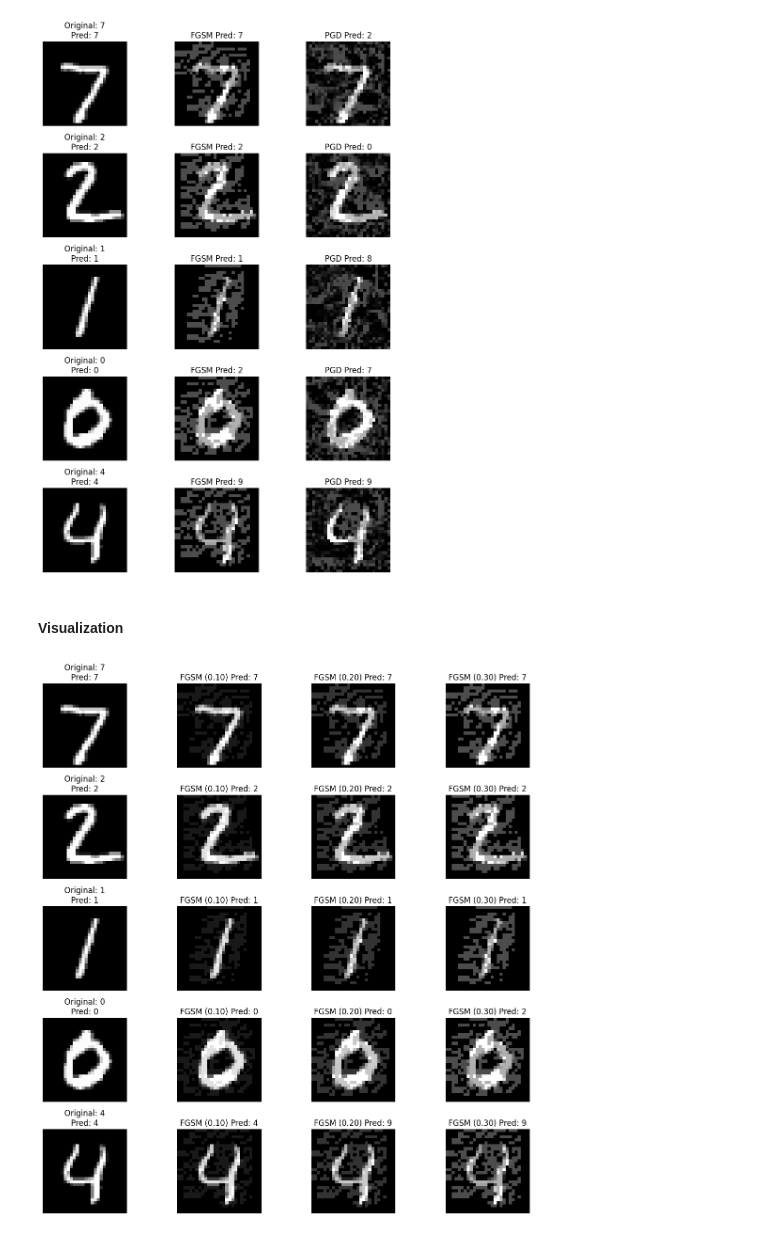
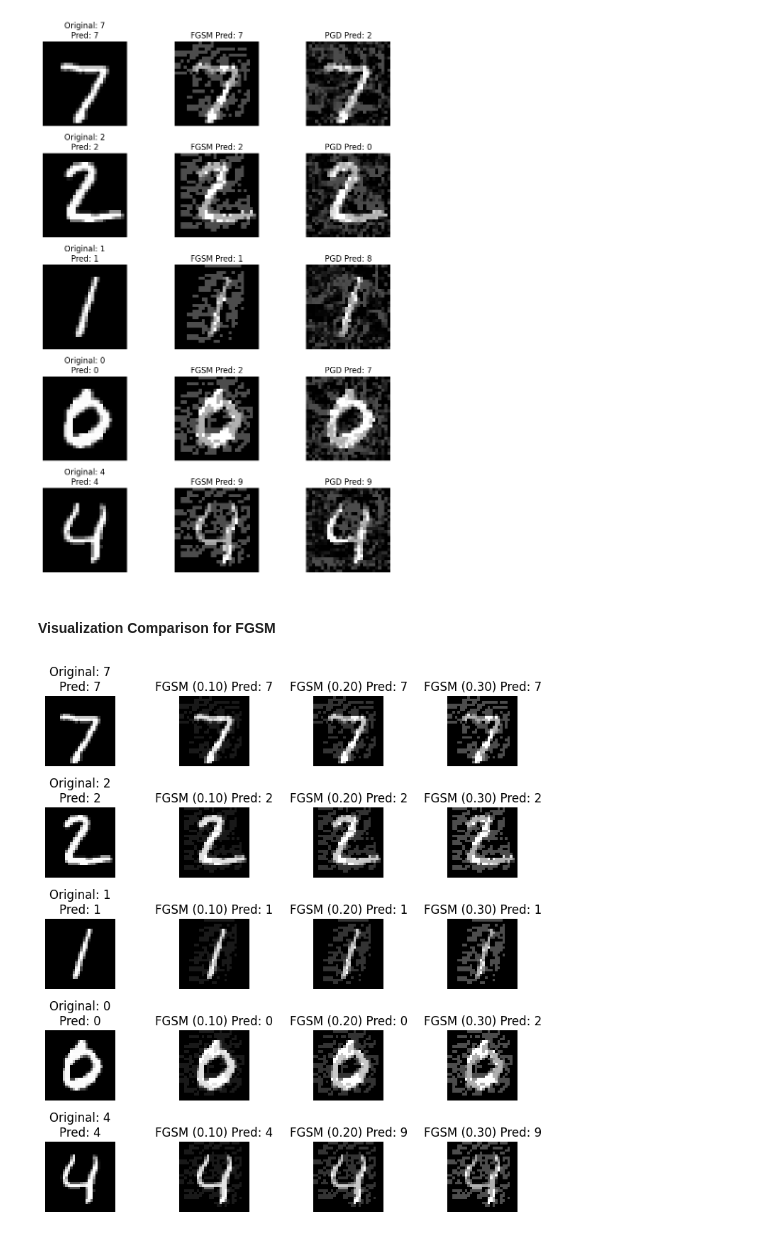
Before and after one commit to Philewj/CS-695-CNN-Implementation-MNIST, a Jupyter notebook: CS_695_Lab1_Excercise_CNN_MNIST.ipynb, the cells around one changed output. Drawn from its saved outputs; the diff is of its cells as text; code cells hidden in the pictures.

```diff
--- a/CS_695_Lab1_Excercise_CNN_MNIST.ipynb
+++ b/CS_695_Lab1_Excercise_CNN_MNIST.ipynb
@@ -770,41 +730,3 @@ plt.grid(True)
 plt.show()
 # %% [output]
 [figure]
-# %%
-# Select a batch of test images
-images, labels = next(iter(test_loader))
-images, labels = images.to(device), labels.to(device)
-
-# Generate adversarial examples using PGD
-images.requires_grad = True  # Enable gradient tracking
-adv_images_pgd = pgd_attack(images, labels)
-
-# Get model predictions on PGD adversarial examples
-model.eval()
-outputs = model(adv_images_pgd)
-_, predicted_labels = torch.max(outputs, 1)
-
-# Convert images to CPU for visualization
-images = images.cpu().detach()
-adv_images_pgd = adv_images_pgd.cpu().detach()
-labels = labels.cpu().detach()
-predicted_labels = predicted_labels.cpu().detach()
-
-# Display original vs PGD adversarial example with predictions
-num_examples = 5  # Number of examples to display
-fig, axes = plt.subplots(num_examples, 2, figsize=(6, 10))
-
-for i in range(num_examples):
-    orig_img = images[i].squeeze().numpy()
-    adv_img = adv_images_pgd[i].squeeze().numpy()
-
-    axes[i, 0].imshow(orig_img, cmap='gray')
-    axes[i, 0].set_title(f"Original: {labels[i].item()}")
-    axes[i, 0].axis('off')
-
-    axes[i, 1].imshow(adv_img, cmap='gray')
-    axes[i, 1].set_title(f"PGD Pred: {predicted_labels[i].item()}")
-    axes[i, 1].axis('off')
-
-plt.tight_layout()
-plt.show()
@@ -990,36 +910,36 @@ plt.show()
 # %% [output]
 [figure]
 # %% [markdown]
-#### Visualization
+#### Visualization  Comparison for FGSM
 # %%
 
 # Display original vs FGSM adversarial examples of perturbation magnitudes 0.1, 0.2 ,0.3 with predictions
 num_examples = 5  # Number of examples to display
-fig, axes = plt.subplots(num_examples, 4, figsize=(12, 12))
+fig, axes = plt.subplots(num_examples, 4, figsize=(8, 8))
 
 for i in range(num_examples):
     orig_img = images[i].squeeze().numpy()
     fgsm_img_e1 = adv_images_fgsm_e1[i].squeeze().numpy()
     fgsm_img_e2 = adv_images_fgsm_e2[i].squeeze().numpy()
     fgsm_img_e3 = adv_images_fgsm_e3[i].squeeze().numpy()
 
 
     axes[i, 0].imshow(orig_img, cmap='gray')
     axes[i, 0].set_title(f"Original: {labels[i].item()}\nPred: {predicted_labels_clean[i].item()}")
     axes[i, 0].axis('off')
 
     axes[i, 1].imshow(fgsm_img_e1, cmap='gray')
     axes[i, 1].set_title(f"FGSM (0.10) Pred: {predicted_labels_fgsm_e1[i].item()}")
     axes[i, 1].axis('off')
 
     axes[i, 2].imshow(fgsm_img_e2, cmap='gray')
     axes[i, 2].set_title(f"FGSM (0.20) Pred: {predicted_labels_fgsm_e2[i].item()}")
     axes[i, 2].axis('off')
 
     axes[i, 3].imshow(fgsm_img_e3, cmap='gray')
     axes[i, 3].set_title(f"FGSM (0.30) Pred: {predicted_labels_fgsm_e3[i].item()}")
     axes[i, 3].axis('off')
 plt.tight_layout()
 plt.show()
 # %% [output]
-[figure, old version]
+[figure, new version]
```
Also changed, not shown: parts of 12 cells of this notebook.
